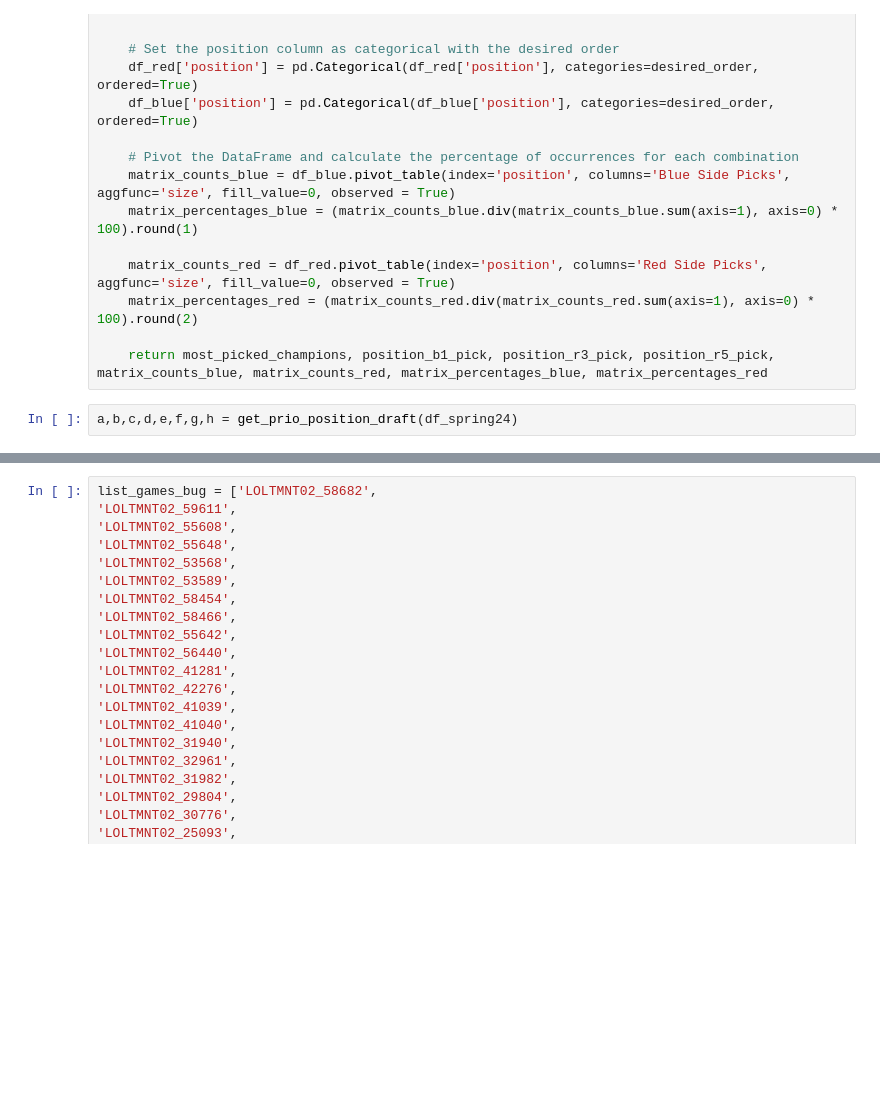
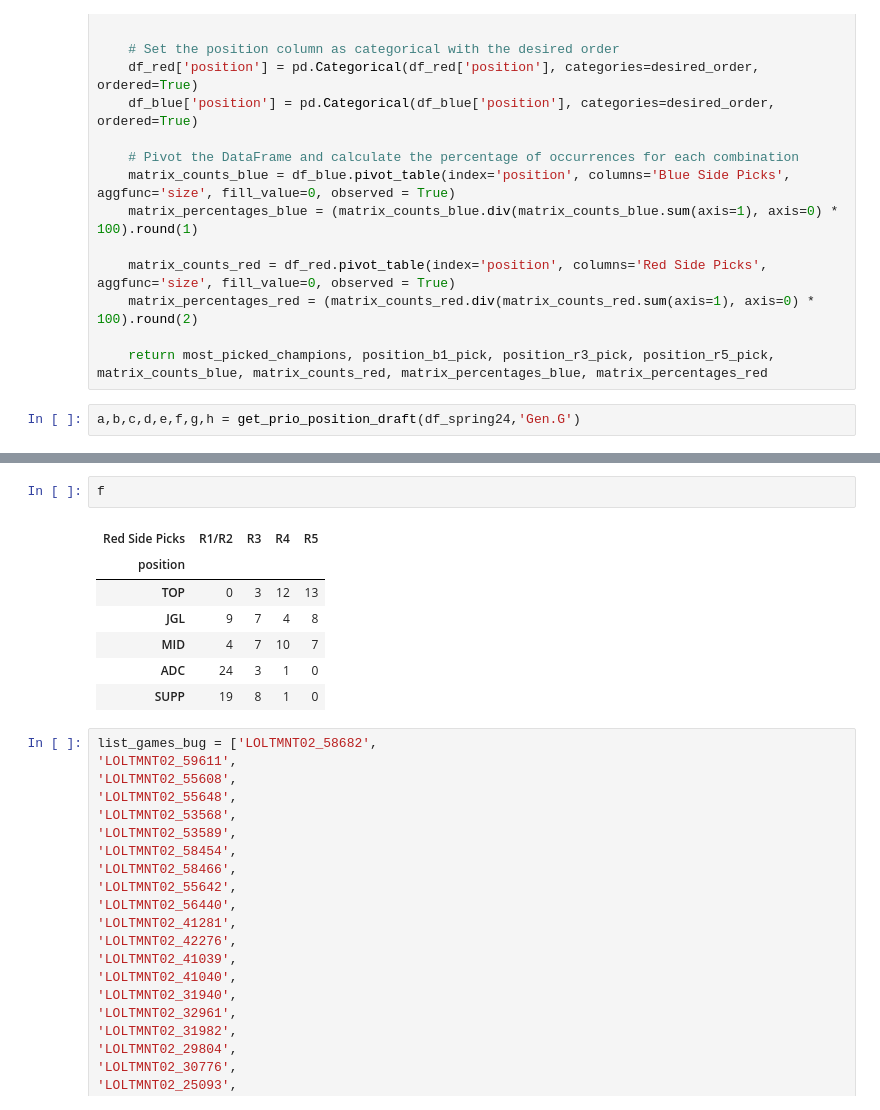
Before and after one commit to AntoninEfrei/RTR-Combine-, a Jupyter notebook: explo_leguepedia_api.ipynb, the cells around one changed output, grey strips where cells are left out. Drawn from its saved outputs; the diff is of its cells as text; blank space fills up the shorter version.

```diff
--- a/explo_leguepedia_api.ipynb
+++ b/explo_leguepedia_api.ipynb
@@ -187,4 +187,4 @@ def get_prio_position_draft(df,team_name):
 
     return most_picked_champions, position_b1_pick, position_r3_pick, position_r5_pick, matrix_counts_blue, matrix_counts_red, matrix_percentages_blue, matrix_percentages_red
 # %%
-a,b,c,d,e,f,g,h = get_prio_position_draft(df_spring24)
+a,b,c,d,e,f,g,h = get_prio_position_draft(df_spring24,'Gen.G')
@@ -191,3 +209,13 @@ a,b,c,d,e,f,g,h = get_prio_position_draft(df_spring24)
+# %%
+f
+# %% [output]
+| Red Side Picks | R1/R2 | R3 | R4 | R5 |
+| position |  |  |  |  |
+| TOP | 0 | 3 | 12 | 13 |
+| JGL | 9 | 7 | 4 | 8 |
+| MID | 4 | 7 | 10 | 7 |
+| ADC | 24 | 3 | 1 | 0 |
+| SUPP | 19 | 8 | 1 | 0 |
 # %%
 list_games_bug = ['LOLTMNT02_58682',
 'LOLTMNT02_59611',
```
Also changed, not shown: parts of 1 cell of this notebook.
